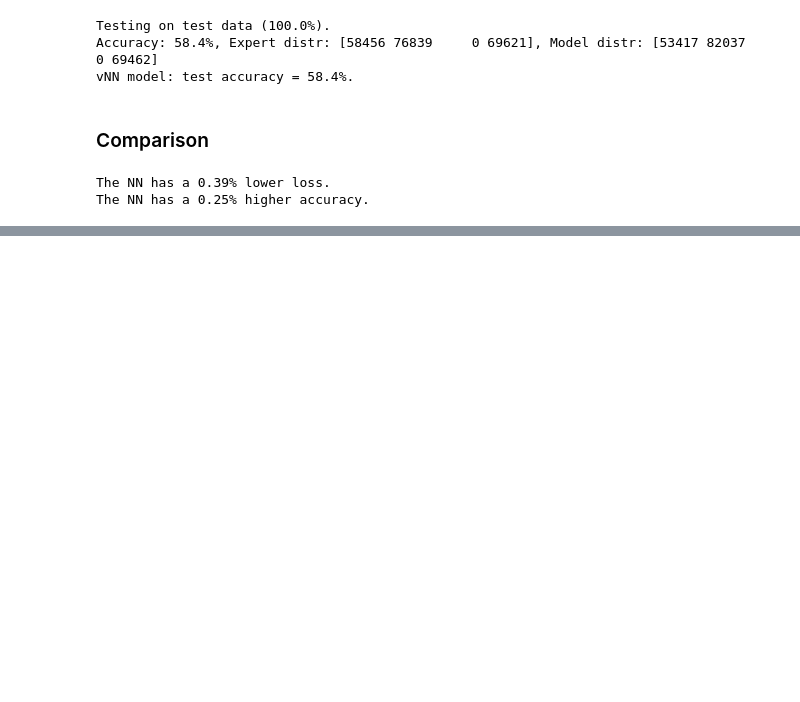
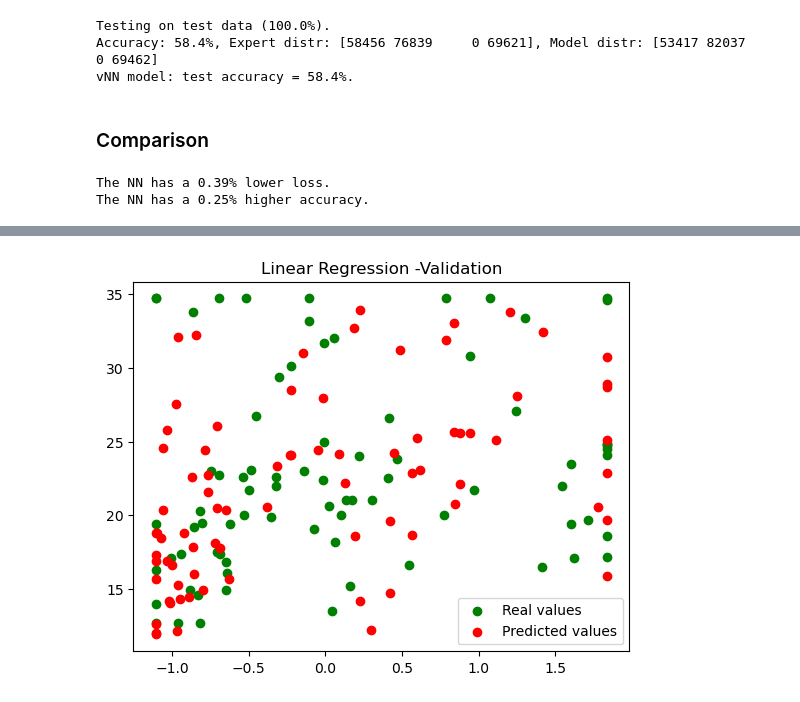
Before and after one commit to bsilue-vub/SFML_Project, a Jupyter notebook: code/main.ipynb, the cells around one changed output, grey strips where cells are left out. Drawn from its saved outputs; the diff is of its cells as text; code cells hidden in the pictures; blank space fills up the shorter version.

```diff
--- a/code/main.ipynb
+++ b/code/main.ipynb
@@ -868,0 +1952,10 @@ The next aspect to assess is which model performs best between the two. Based on
+# %%
+# Plot the difference between the real and predicted values for validation set
+#I randomly choose to take values from the eigth column
+plt.scatter(X_test_scaled[:, 7], y_test, color='green', label='Real values')
+plt.scatter(X_validation_scaled[:, 7], y_validation_pred, color='red', label='Predicted values')
+plt.title('Linear Regression -Validation')
+plt.legend()
+plt.show()
+# %% [output]
+[figure, added]
```
Also changed, not shown: parts of 63 cells of this notebook, 1 other file.
